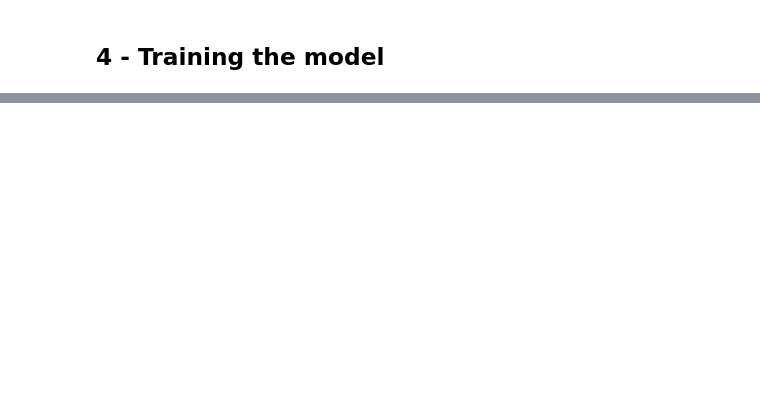
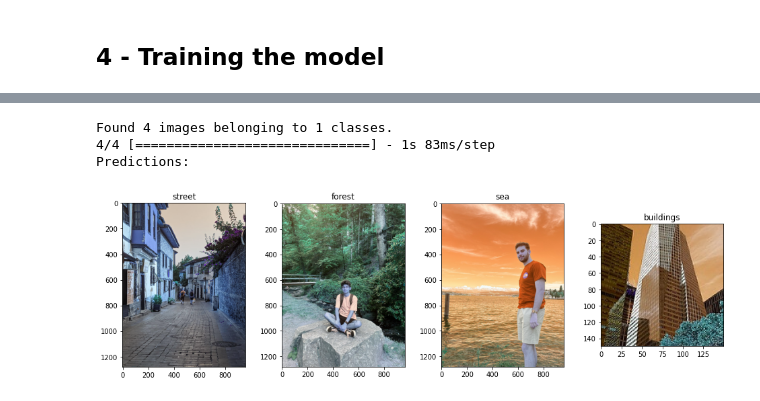
Before and after one commit to RasulAlakbarli/Intel-image-classification, a Jupyter notebook: Classification with ResNet.ipynb, the cells around one changed output, grey strips where cells are left out. Cells and saved outputs as stored; diff of their text form; code cells hidden in the pictures; blank space fills up the shorter version.

Commit message:
Update Classification with ResNet.ipynb
Trained model

```diff
--- a/Classification with ResNet.ipynb
+++ b/Classification with ResNet.ipynb
@@ -229,0 +250,41 @@ model.save('Pretrained\ResNet50_model.h5')
+# %%
+# Loading the trained model
+pretrained_model = keras.models.load_model('Pretrained/ResNet50_model.h5')
+# %%
+# Loading image directory
+img_dir = "Data/Pred"
+
+# Preprocessing images
+pred_generator = image_data_generator_test(img_dir)
+
+# Making predictions
+prediction = pretrained_model.predict(pred_generator, verbose=1)
+predicted_class_indices = np.argmax(prediction, axis=1)
+
+# Classifying predictions
+labels = (train_generator.class_indices)
+labels = dict((v,k) for k,v in labels.items())
+predicted_class_indices
+predictions = [labels[k] for k in predicted_class_indices]
+
+print("Predictions: ")
+
+# Create a figure with 6 subplots
+fig, axs = plt.subplots(1, 4, figsize=(16, 10))
+
+# Plot the data in each subplot
+for image, i in zip(os.listdir(img_dir+'/Pred_folder'), range(len(os.listdir(img_dir+'/Pred_folder')))):
+    img = cv2.imread(os.path.join(img_dir+'/Pred_folder', image))
+    axs[i].imshow(img)
+    axs[i].set_title(predictions[i])
+
+# Adjust the spacing between subplots
+plt.subplots_adjust(wspace=0.3, hspace=0.3)
+
+# Show the plot
+plt.show()
+# %% [output]
+Found 4 images belonging to 1 classes.
+4/4 [==============================] - 1s 83ms/step
+Predictions:
+[figure, added]
```
Also changed, not shown: parts of 2 cells of this notebook.
